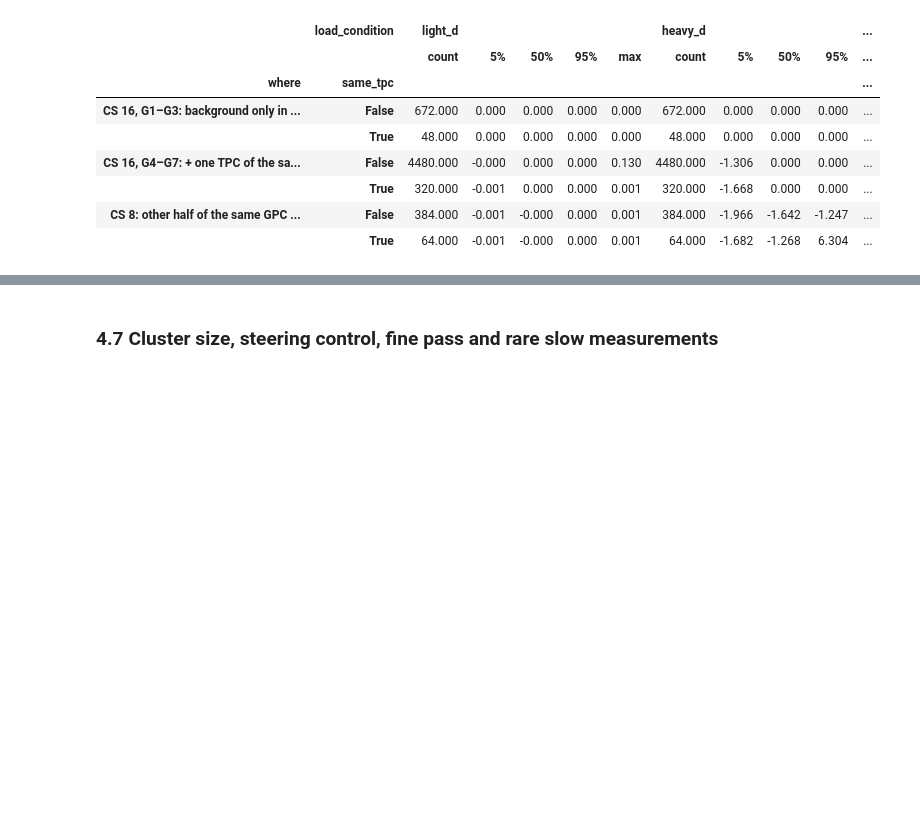
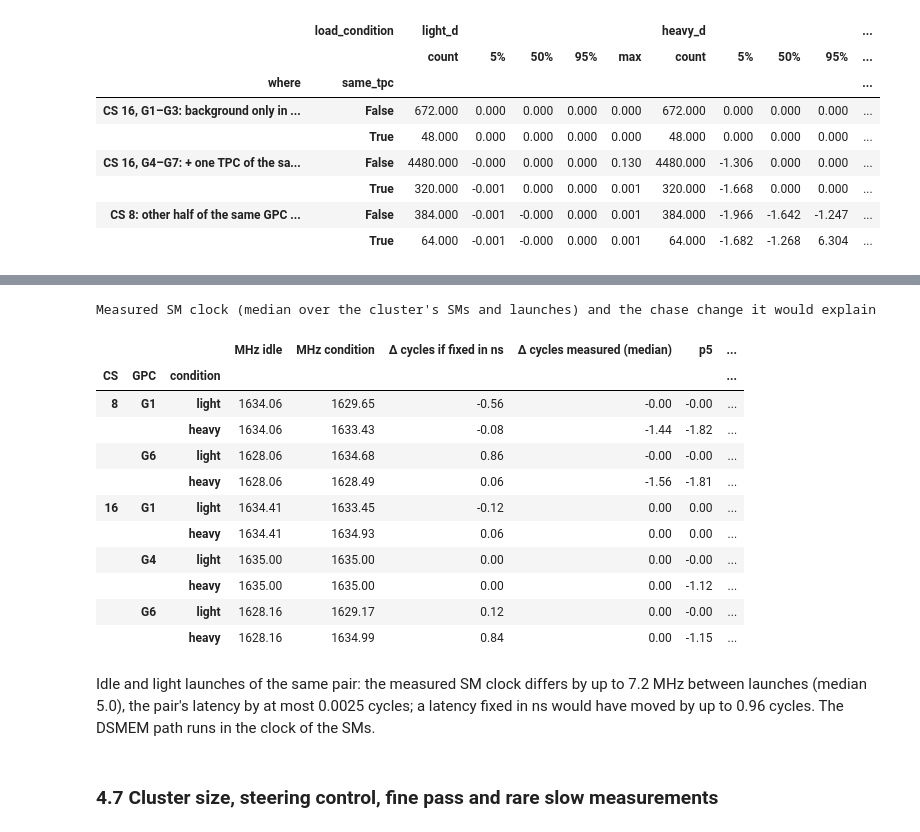
Before and after one commit to lomolisso/h100-microbench, a Jupyter notebook: experiments/10__dsmem_latency_heatmap/10__dsmem_latency_heatmap.ipynb, the cells around one changed output, grey strips where cells are left out. Cells and saved outputs as stored; diff of their text form; code cells hidden in the pictures; blank space fills up the shorter version.

```diff
--- a/experiments/10__dsmem_latency_heatmap/10__dsmem_latency_heatmap.ipynb
+++ b/experiments/10__dsmem_latency_heatmap/10__dsmem_latency_heatmap.ipynb
@@ -621,4 +656,41 @@ Chase, per pair: median over launches of the condition minus the idle median, cy
 - **Loaded latency and ping-pong** are unchanged by any background (b, c).
+# %%
+# Clock check (schedule K): real SM clock of the cluster's SMs (Δ%clock64 / Δ%globaltimer over 20 ms, before and after the chase)
+KC = read_runs("10__heatmap__clock_check.csv", [RUNS["K"]])
+KP = REM[REM.schedule == "K"]
+mhz = KC.groupby(["cs", "target_gpc", "load_condition"]).sm_mhz_measured.median().unstack()
+rows = []
+for (cs, g), d in KP.groupby(["cs", "target_gpc"]):
+    pm = d.groupby(["load_condition", "smid_src", "smid_dst"]).cycles_per_hop.median().unstack(0)
+    for cond in ["light", "heavy"]:
+        dl = pm[cond] - pm["idle"]
+        pred = pm["idle"] * (mhz.loc[(cs, g), cond] / mhz.loc[(cs, g), "idle"] - 1)
+        rows.append([cs, f"G{g}", cond, mhz.loc[(cs, g), "idle"], mhz.loc[(cs, g), cond], pred.median(), dl.median(), dl.quantile(0.05), dl.quantile(0.95)])
+display(pd.DataFrame(rows, columns=["CS", "GPC", "condition", "MHz idle", "MHz condition", "Δ cycles if fixed in ns", "Δ cycles measured (median)",
+                                    "p5", "p95"]).set_index(["CS", "GPC", "condition"]).style.format(precision=2)
+        .set_caption("Measured SM clock (median over the cluster's SMs and launches) and the chase change it would explain"))
+mz = KC.groupby(["session", "smid"]).sm_mhz_measured.mean()
+q = KP[KP.load_condition != "heavy"].join(mz.rename("mhz"), on=["session", "smid_src"])
+g = q.groupby(["smid_src", "smid_dst"]).agg(cyc_rng=("cycles_per_hop", lambda x: x.max() - x.min()), mhz_rng=("mhz", lambda x: x.max() - x.min()),
+                                             cyc=("cycles_per_hop", "median"))
+display(Markdown(f"Idle and light launches of the same pair: the measured SM clock differs by up to {g.mhz_rng.max():.1f} MHz between launches "
+                 f"(median {g.mhz_rng.median():.1f}), the pair's latency by at most {g.cyc_rng.max():.4f} cycles; a latency fixed in ns would "
+                 f"have moved by up to {(g.cyc * g.mhz_rng / MHZ).max():.2f} cycles. The DSMEM path runs in the clock of the SMs."))
+# %% [output]
+Measured SM clock (median over the cluster's SMs and launches) and the chase change it would explain
+|  |  |  | MHz idle | MHz condition | Δ cycles if fixed in ns | Δ cycles measured (median) | p5 | ... |
+| CS | GPC | condition |  |  |  |  |  | ... |
+| 8 | G1 | light | 1634.06 | 1629.65 | -0.56 | -0.00 | -0.00 | ... |
+|  |  | heavy | 1634.06 | 1633.43 | -0.08 | -1.44 | -1.82 | ... |
+|  | G6 | light | 1628.06 | 1634.68 | 0.86 | -0.00 | -0.00 | ... |
+|  |  | heavy | 1628.06 | 1628.49 | 0.06 | -1.56 | -1.81 | ... |
+| 16 | G1 | light | 1634.41 | 1633.45 | -0.12 | 0.00 | 0.00 | ... |
+|  |  | heavy | 1634.41 | 1634.93 | 0.06 | 0.00 | 0.00 | ... |
+|  | G4 | light | 1635.00 | 1635.00 | 0.00 | 0.00 | -0.00 | ... |
+|  |  | heavy | 1635.00 | 1635.00 | 0.00 | 0.00 | -1.12 | ... |
+|  | G6 | light | 1628.16 | 1629.17 | 0.12 | 0.00 | -0.00 | ... |
+|  |  | heavy | 1628.16 | 1634.99 | 0.84 | 0.00 | -1.15 | ... |
+Idle and light launches of the same pair: the measured SM clock differs by up to 7.2 MHz between launches (median 5.0), the pair's latency by at most 0.0025 cycles; a latency fixed in ns would have moved by up to 0.96 cycles. The DSMEM path runs in the clock of the SMs.
 # %% [markdown]
 ### 4.7 Cluster size, steering control, fine pass and rare slow measurements
 # %%
```
Also changed, not shown: parts of 8 cells of this notebook, 6 other files.
